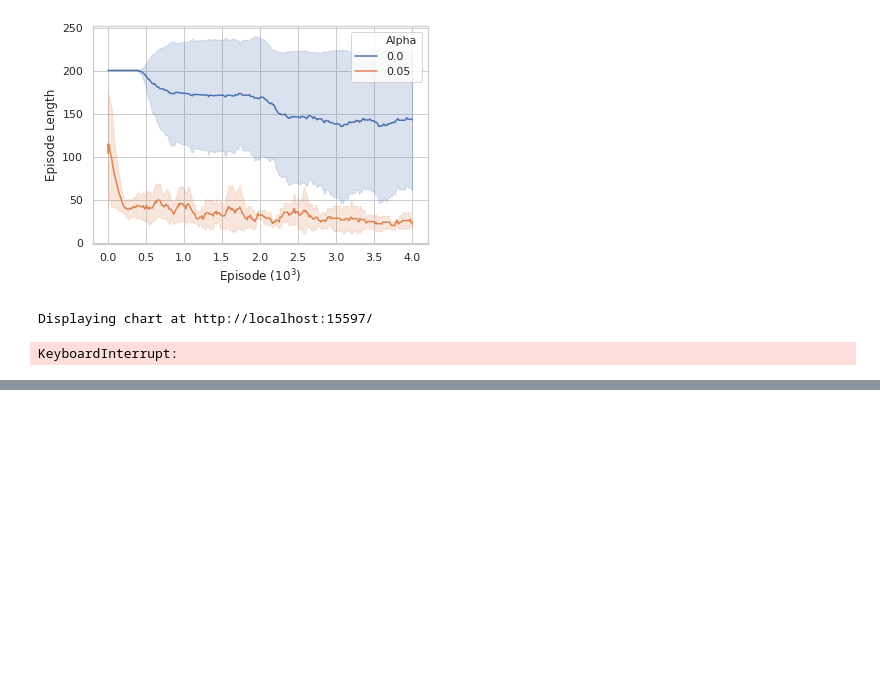
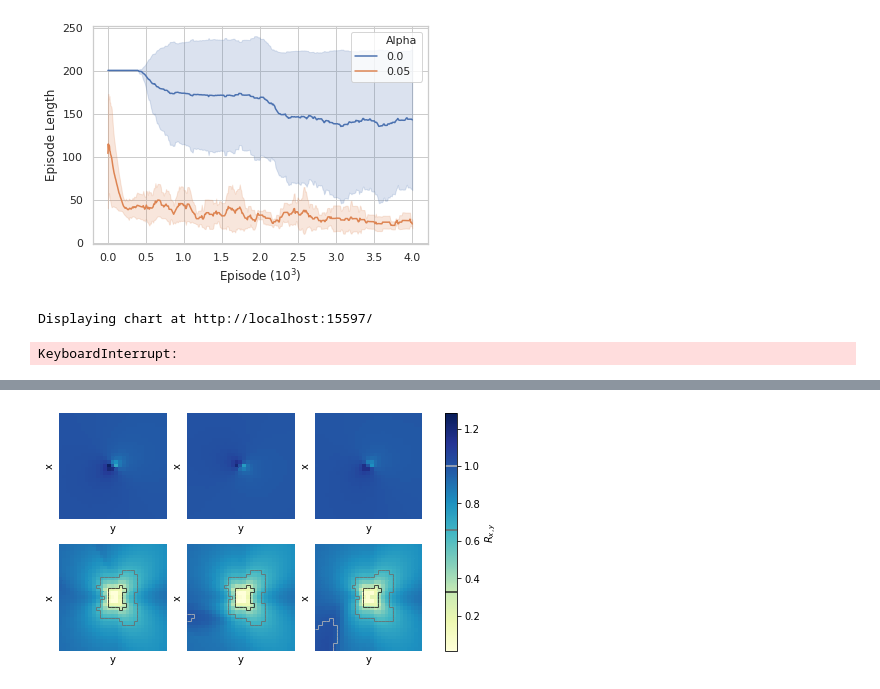
Before and after one commit to timtody/intrinsically_motivated_robotics, a Jupyter notebook: plots.ipynb, the cells around one changed output, grey strips where cells are left out. Saved outputs shown, nothing was run; the diff lists cells and outputs as text; code cells hidden in the pictures; blank space fills up the shorter version.

```diff
--- a/plots.ipynb
+++ b/plots.ipynb
@@ -558,0 +562,75 @@ plt.savefig("test.pdf", bbox_inches='tight')
+# %%
+def add_iso_line(ax, ds, value, color):
+    v = ds.gt(value).diff(axis=1).fillna(False).to_numpy()
+    h = ds.gt(value).diff(axis=0).fillna(False).to_numpy()
+
+    l = np.argwhere(v.T)
+    vlines = np.array(list(zip(l, np.stack((l[:,0], l[:,1]+1)).T)))
+
+    l = np.argwhere(h.T)
+    hlines = np.array(list(zip(l, np.stack((l[:,0]+1, l[:,1])).T)))
+
+    lines = np.vstack((vlines, hlines))
+    ax.add_collection(LineCollection(lines, lw=0.8, colors=color ))
+# %%
+vmin = np.inf
+vmax = -np.inf
+fig, axs = plt.subplots(ncols=3, nrows=2, figsize=(1.0*FIG_W, 1*3.8),
+                        gridspec_kw=dict(width_ratios=[2,2,2]))
+
+csmall, cmed, cbig, *_ = sns.dark_palette((255, 255, 255), input="husl", n_colors=4).as_hex()
+
+for i in range(3):
+    df_pre = pd.read_csv(f"results/ms3/result_rank{i}_pre.csv").set_index("x")
+    df_post = pd.read_csv(f"results/ms3/result_rank{i}_post.csv").set_index("x")
+    vmin = min(vmin, df_pre.min().min(), df_post.min().min())
+    vmax = max(vmax, df_pre.max().max(), df_post.max().max())
+
+
+ticks = False
+
+bsmall = 0.33
+bmed = 0.66
+bbig = 1
+
+for i in range(3):
+    df_pre = pd.read_csv(f"results/ms3/bigresult_rank{i}_pre.csv").set_index("x")
+    df_post = pd.read_csv(f"results/ms3/bigresult_rank{i}_post.csv").set_index("x")
+    df_pre.columns.name = "y"
+    df_post.columns.name = "y"
+    df_post.iloc[14,14] = 0.05
+    sns.heatmap(df_pre,
+                annot=False,
+            cbar=False,
+            ax=axs[0][i],
+            vmin=vmin,
+            vmax=vmax,
+            xticklabels=ticks,
+            yticklabels=ticks,
+            cmap="YlGnBu")
+    sns.heatmap(df_post,
+                annot=False,
+            cbar=False,
+            ax=axs[1][i],
+            vmin=vmin,
+            vmax=vmax,
+            xticklabels=ticks,
+            yticklabels=ticks,
+            cmap="YlGnBu")
+    try:
+        add_iso_line(axs[1][i], df_post, bsmall, csmall)
+        add_iso_line(axs[1][i], df_post, bmed, cmed)
+        add_iso_line(axs[1][i], df_post, bbig, cbig)
+    except:
+        pass
+
+fig.tight_layout()
+# sns.set(font_scale=2)
+cb = fig.colorbar(axs[0][1].collections[0], ax=axs.ravel().tolist(),
+                 label=r"$R_{x,y}$");
+cb.ax.plot([0, 1, 2], [bsmall]*3, csmall)
+cb.ax.plot([0, 1, 2], [bmed]*3, cmed)
+cb.ax.plot([0, 1, 2], [bbig]*3, cbig)
+plt.savefig('distances_big_noticks.pdf', bbox_inches='tight')
+# %% [output]
+[figure, added]
```
Also changed, not shown: parts of 13 cells of this notebook, 27 other files.
